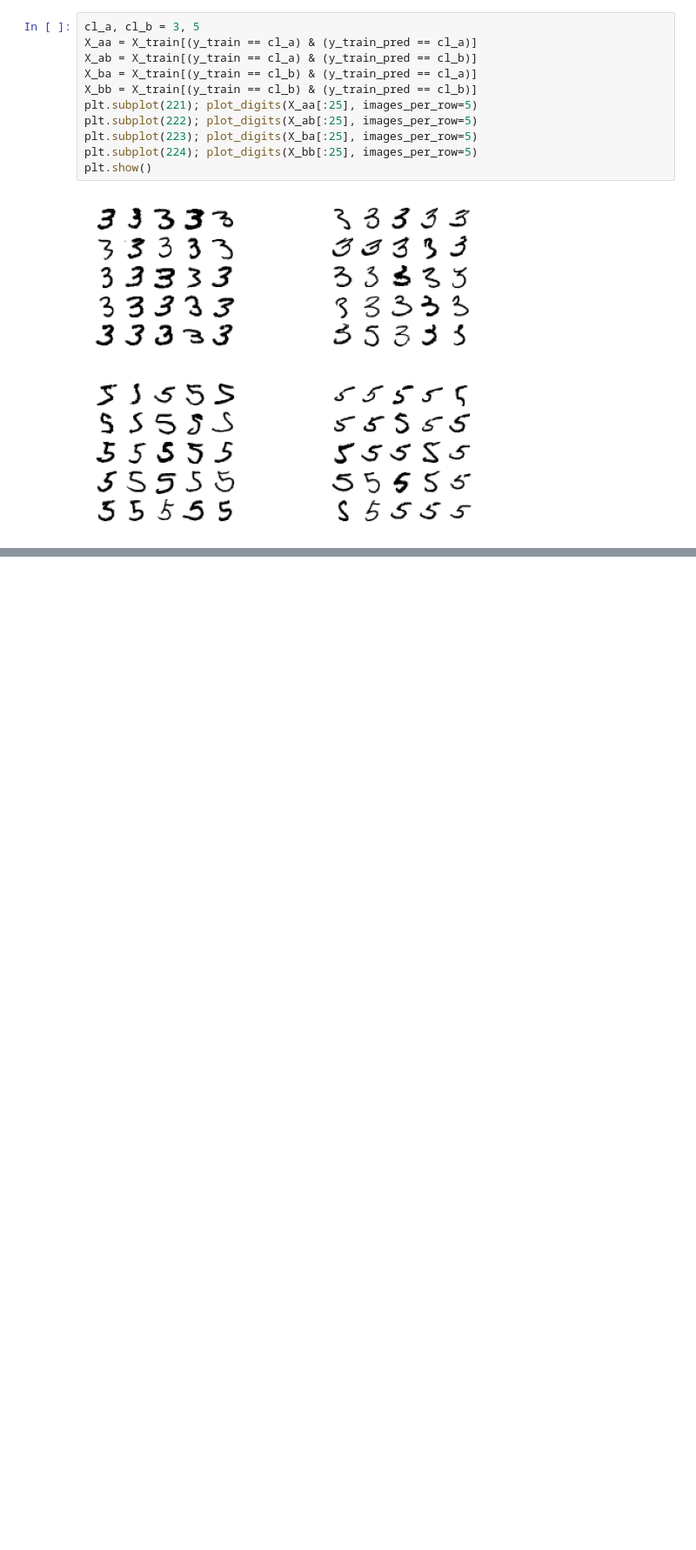
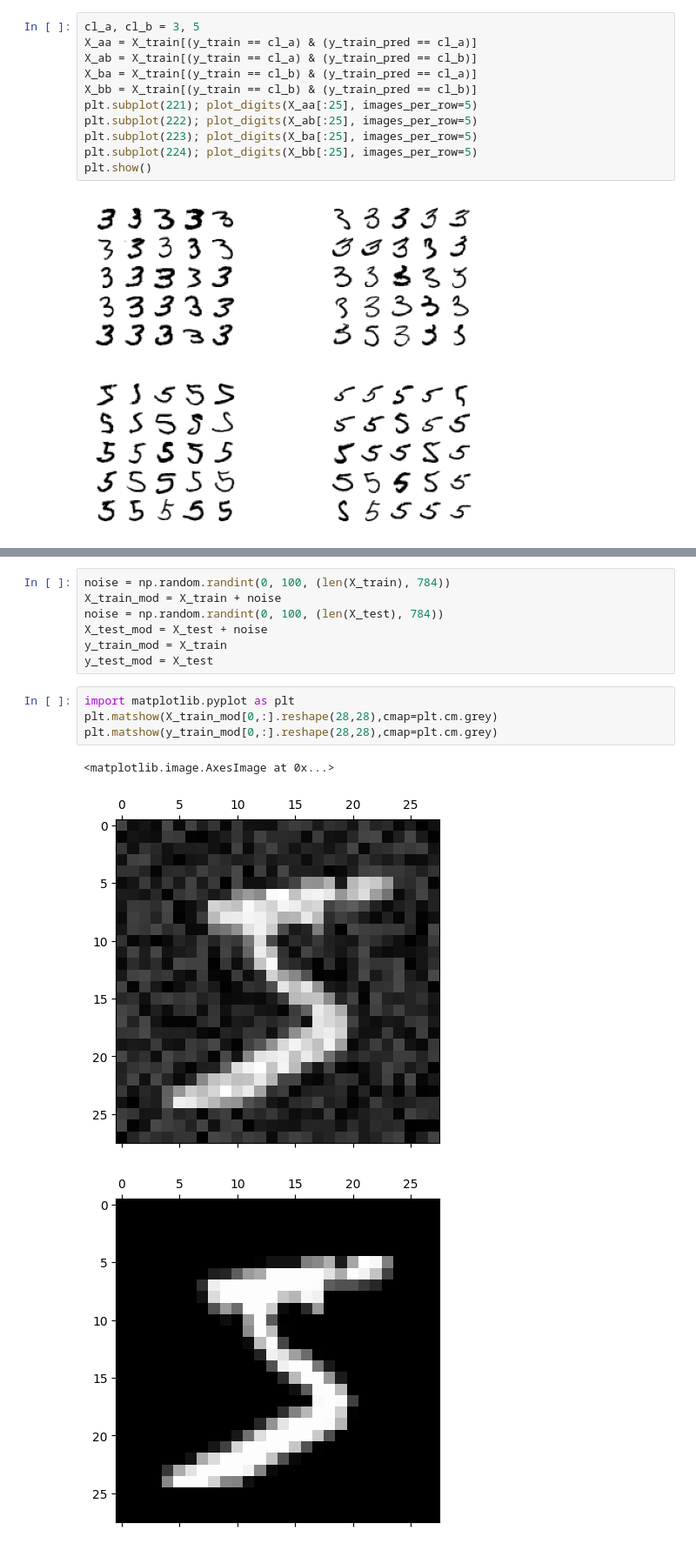
Before and after one commit to Fatheroop/Code-Files, a Jupyter notebook: lEARNING DATA SCIENCE/classification/classification_ml.ipynb, the cells around one changed output, grey strips where cells are left out. Shown at 87% size. Drawn from its saved outputs; the diff is of its cells as text; blank space fills up the shorter version.

```diff
--- a/lEARNING DATA SCIENCE/classification_ml.ipynb
+++ b/lEARNING DATA SCIENCE/classification/classification_ml.ipynb
@@ -269,0 +298,15 @@ plt.show()
+# %%
+noise = np.random.randint(0, 100, (len(X_train), 784))
+X_train_mod = X_train + noise
+noise = np.random.randint(0, 100, (len(X_test), 784))
+X_test_mod = X_test + noise
+y_train_mod = X_train
+y_test_mod = X_test
+# %%
+import matplotlib.pyplot as plt
+plt.matshow(X_train_mod[0,:].reshape(28,28),cmap=plt.cm.grey)
+plt.matshow(y_train_mod[0,:].reshape(28,28),cmap=plt.cm.grey)
+# %% [output]
+<matplotlib.image.AxesImage at 0x...>
+[figure, added]
+[figure, added]
```
Also changed, not shown: parts of 14 cells of this notebook, 30 other files.
